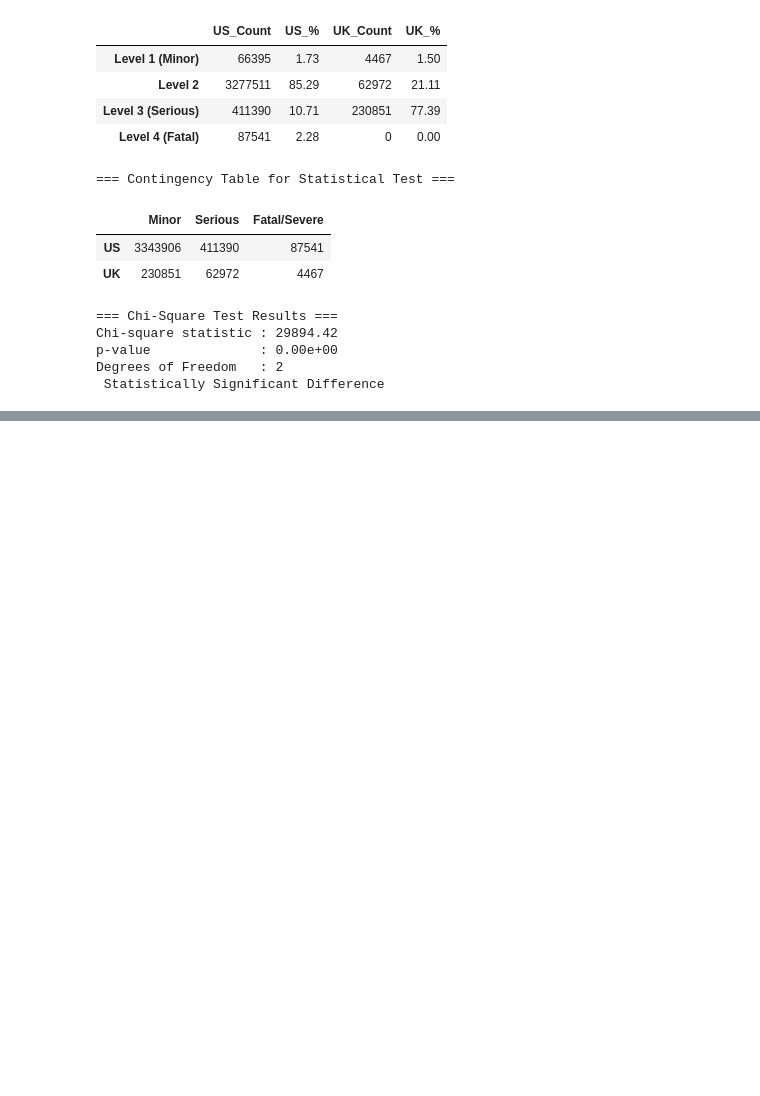
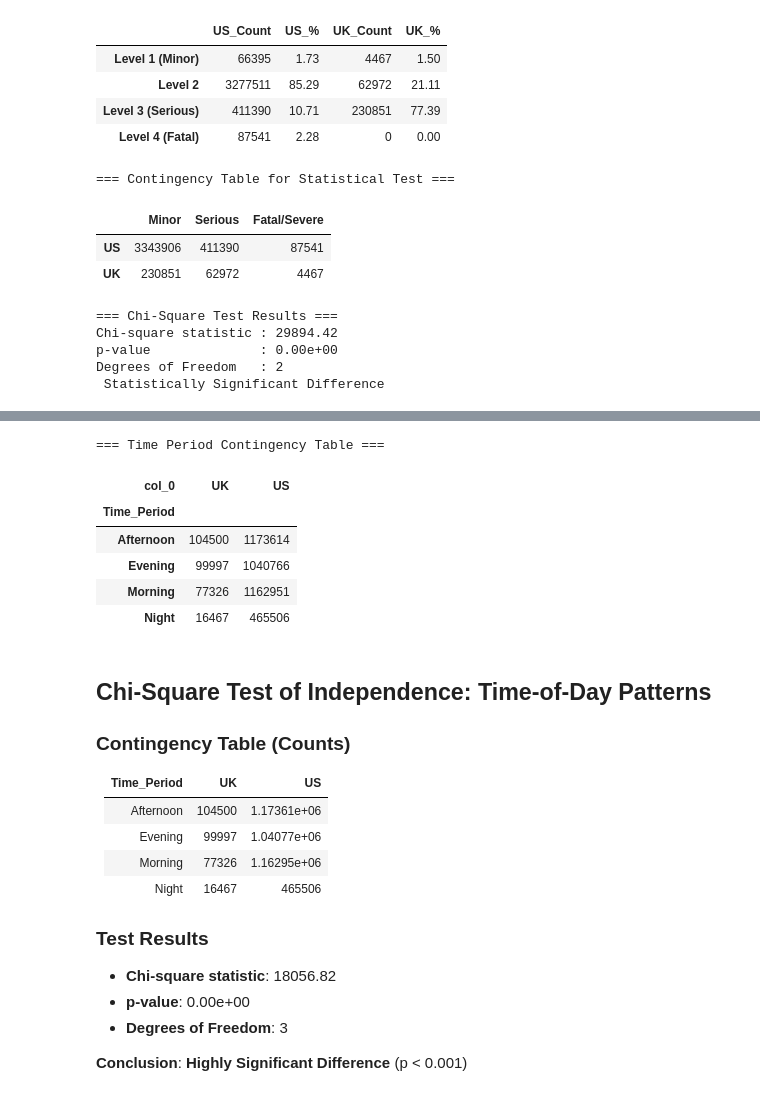
Before and after one commit to denislavh/Uk-vs-US-Road-Accidents-Comparison, a Jupyter notebook: Road_Accidents.ipynb, the cells around one changed output, grey strips where cells are left out. Saved outputs shown, nothing was run; the diff lists cells and outputs as text; code cells hidden in the pictures; blank space fills up the shorter version.

Commit message:
Added Two-Proportion Z-test, Mann-Whitney U test and Chi-Squared test for time of day patterns

```diff
--- a/Road_Accidents.ipynb
+++ b/Road_Accidents.ipynb
@@ -602,0 +825,75 @@ The null hypothesis (that severity distributions are the same in both countries)
+# %%
+from scipy.stats import chi2_contingency
+import pandas as pd
+from IPython.display import Markdown, display
+
+# Define time periods
+def get_time_period(hour):
+    if pd.isna(hour):
+        return 'Unknown'
+    elif 0 <= hour < 6:
+        return 'Night'
+    elif 6 <= hour < 12:
+        return 'Morning'
+    elif 12 <= hour < 17:
+        return 'Afternoon'
+    else:
+        return 'Evening'
+
+# Apply the function
+us_filtered['Time_Period'] = us_filtered['Hour'].apply(get_time_period)
+uk_filtered['Time_Period'] = uk_filtered['Hour'].apply(get_time_period)
+
+# Create contingency table
+contingency = pd.crosstab(
+    pd.concat([us_filtered['Time_Period'], uk_filtered['Time_Period']]),
+    ['US'] * len(us_filtered) + ['UK'] * len(uk_filtered)
+)
+
+print("=== Time Period Contingency Table ===")
+display(contingency)
+
+# Perform Chi-Square Test of Independence
+chi2, p_value, dof, expected = chi2_contingency(contingency)
+
+# Display Results
+time_md = f"""
+## Chi-Square Test of Independence: Time-of-Day Patterns
+
+### Contingency Table (Counts)
+{contingency.to_markdown()}
+
+### Test Results
+- **Chi-square statistic**: {chi2:.2f}
+- **p-value**: {p_value:.2e}
+- **Degrees of Freedom**: {dof}
+
+**Conclusion**: {'**Highly Significant Difference** (p < 0.001)' if p_value < 0.001 else '**Significant Difference**' if p_value < 0.05 else 'Not Significant'}
+"""
+
+display(Markdown(time_md))
+# %% [output]
+=== Time Period Contingency Table ===
+| col_0 | UK | US |
+| Time_Period |  |  |
+| Afternoon | 104500 | 1173614 |
+| Evening | 99997 | 1040766 |
+| Morning | 77326 | 1162951 |
+| Night | 16467 | 465506 |
+
+## Chi-Square Test of Independence: Time-of-Day Patterns
+
+### Contingency Table (Counts)
+| Time_Period   |     UK |               US |
+|:--------------|-------:|-----------------:|
+| Afternoon     | 104500 |      1.17361e+06 |
+| Evening       |  99997 |      1.04077e+06 |
+| Morning       |  77326 |      1.16295e+06 |
+| Night         |  16467 | 465506           |
+
+### Test Results
+- **Chi-square statistic**: 18056.82
+- **p-value**: 0.00e+00
+- **Degrees of Freedom**: 3
+
+**Conclusion**: **Highly Significant Difference** (p < 0.001)
```
Also changed, not shown: parts of 9 cells of this notebook.
